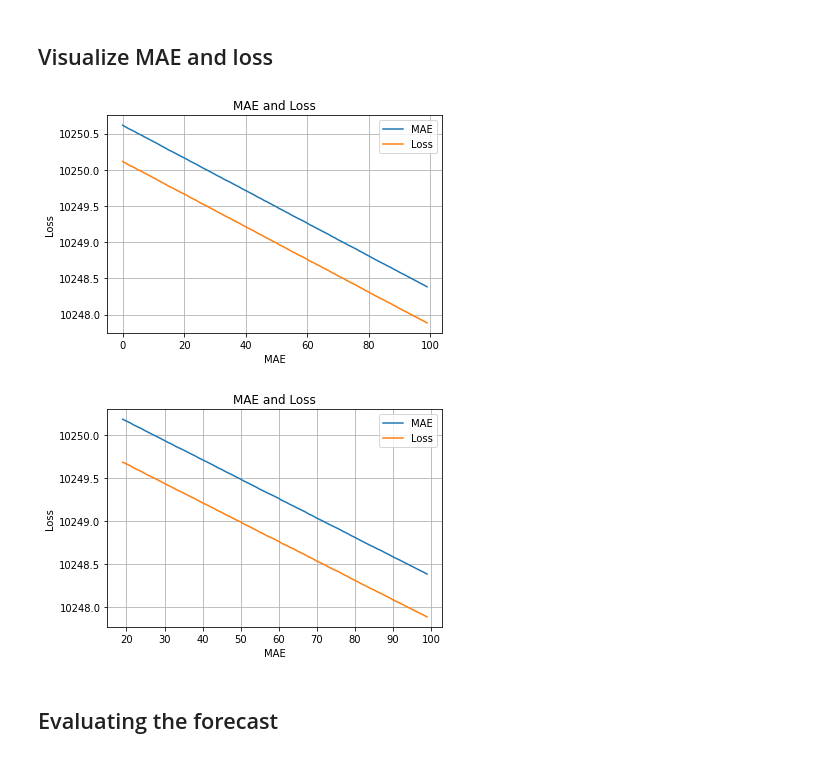
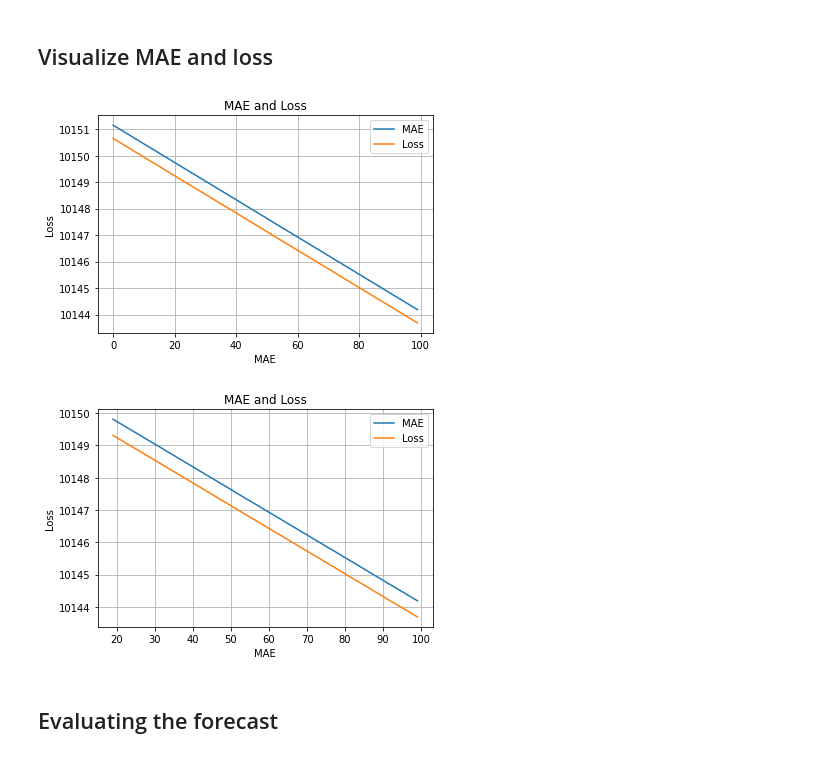
Before and after one commit to C23-PR588/autoforex-machine-learning, a Jupyter notebook: AUD_CNN_DNN_RNN_model.ipynb, the cells around one changed output. Drawn from its saved outputs; the diff is of its cells as text; code cells hidden in the pictures.

```diff
--- a/AUD_CNN_DNN_RNN_model.ipynb
+++ b/AUD_CNN_DNN_RNN_model.ipynb
@@ -46,7 +46,7 @@ class G:
     times, values = parse_data_from_df(DATAFRAME, 'AUD')
     TIME = times
     SERIES = values
-    SPLIT_TIME = 3200
+    SPLIT_TIME = 2922
     WINDOW_SIZE = 30
     BATCH_SIZE = 32
     SHUFFLE_BUFFER_SIZE = 1000
@@ -62,7 +62,7 @@ plot_series(G.TIME, G.SERIES, title="AUD/IDR Forex", xlabel="Days", ylabel="AUD/
 train_val_split and windowed_dataset functions taken from 'tensorflow-sequences-time-series-and-prediction' courses in Coursera
 # %%
 # Split the dataset
-time_train, series_train, time_valid, series_valid = train_val_split(G.TIME, G.SERIES, G.SPLIT_TIME)
+time_train, series_train, time_valid, series_valid = train_val_split(G.TIME, G.SERIES, G.SPLIT_TIME, None)
 # %%
 # Apply the transformation to the training set
 train_set = windowed_dataset(series_train, window_size=G.WINDOW_SIZE, batch_size=G.BATCH_SIZE, shuffle_buffer=G.SHUFFLE_BUFFER_SIZE)
@@ -94,13 +94,13 @@ def create_model():
     model = tf.keras.models.Sequential([
         tf.keras.layers.Lambda(lambda x: tf.expand_dims(x, axis=-1), input_shape=[None]),
 
-        tf.keras.layers.Conv1D(filters=32, kernel_size=5,
+        tf.keras.layers.Conv1D(filters=64, kernel_size=3,
                                strides=1,
                                padding="causal",
                                activation="relu",
-                               input_shape=[None, 1]),
-        tf.keras.layers.LSTM(32, return_sequences=True),
-        tf.keras.layers.LSTM(32),
+                               input_shape=[G.WINDOW_SIZE, 1]),
+        tf.keras.layers.LSTM(64, return_sequences=True),
+        tf.keras.layers.LSTM(64),
 
         tf.keras.layers.Dense(30, activation="relu"),
         tf.keras.layers.Dense(10, activation="relu"),
@@ -256,40 +256,9 @@ Epoch 100/100
 # %% [markdown]
 ## Visualize MAE and loss
-# %%
-# Get mae and loss from history log
-mae=history.history['mae']
-loss=history.history['loss']
-
-# Get number of epochs
-epochs=range(len(loss))
-
-# Plot mae and loss
-plot_series(
-    time=epochs,
-    series=(mae, loss),
-    title='MAE and Loss',
-    xlabel='MAE',
-    ylabel='Loss',
-    legend=['MAE', 'Loss']
-    )
-
-# Only plot the last 80% of the epochs
-zoom_split = int(epochs[-1] * 0.2)
-epochs_zoom = epochs[zoom_split:]
-mae_zoom = mae[zoom_split:]
-loss_zoom = loss[zoom_split:]
-
-# Plot zoomed mae and loss
-plot_series(
-    time=epochs_zoom,
-    series=(mae_zoom, loss_zoom),
-    title='MAE and Loss',
-    xlabel='MAE',
-    ylabel='Loss',
-    legend=['MAE', 'Loss']
-    )
-# %% [output]
-[figure, removed]
-[figure, removed]
+# %%
+visualize_mae_loss(history)
+# %% [output]
+[figure, added]
+[figure, added]
 # %% [markdown]
 ## Evaluating the forecast
```
Also changed, not shown: parts of 10 cells of this notebook, 19 other files.
